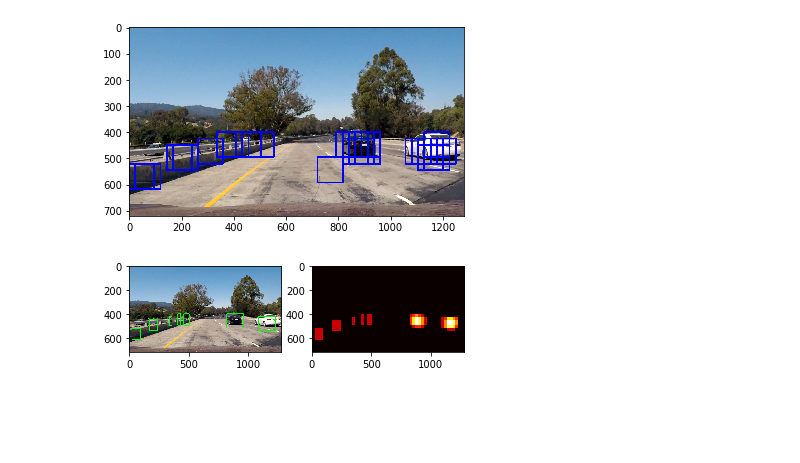
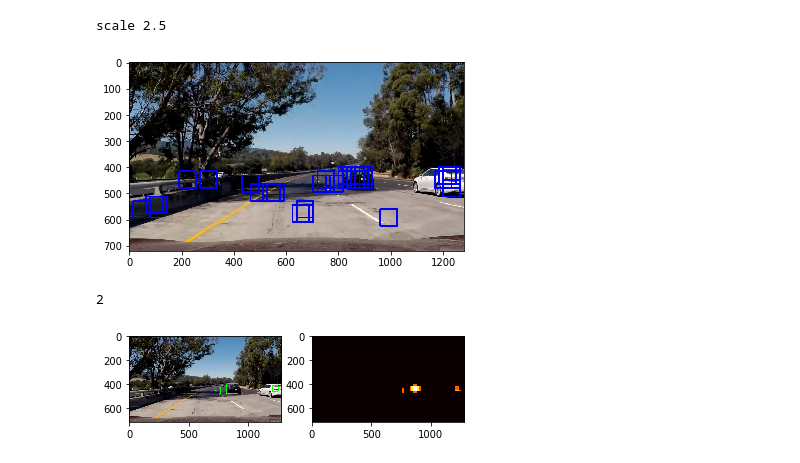
Before and after one commit to BingbingLai/carnd-project-5, a Jupyter notebook: object_detection_project.ipynb, the cells around one changed output. Cells and saved outputs as stored; diff of their text form; code cells hidden in the pictures; blank space fills up the shorter version.

```diff
--- a/object_detection_project.ipynb
+++ b/object_detection_project.ipynb
@@ -343,15 +411,20 @@ def search_windows(img, windows, clf, scaler, color_space='YCrCb', spatial_size=
 # %%
+
 color_space = 'YCrCb'
-orient = 9
+orient = 11
 pix_per_cell = 8
 cell_per_block = 2
 hog_channel = "ALL"
-spatial_size = (32, 32)
-hist_bins = 32
+spatial_size = (16, 16)
+hist_bins = 16
 spatial_feat = True
 hist_feat = True
 hog_feat = True
-y_start_stop = [350, None]
+y_start_stop = [400, 656]
+
+
+
+
 
 test1 = test_imgs[0]
 test_image1 = test1.astype(np.float32)/255
@@ -378,6 +484,21 @@ plt.show()
 # %%
 import random
+
 def find_cars(img, ystart, ystop, scale, svc, X_scaler, orient, pix_per_cell,
+              cell_per_block, spatial_size, hist_bins):
+    for s in [2.5,2,1.5]:
+        ret, windows = _find_cars(img, ystart, ystop, scale, svc, X_scaler, orient, pix_per_cell,
+              cell_per_block, spatial_size, hist_bins)
+
+        if len(windows) < 0:
+            continue
+        else:
+            print('scale', s)
+            return ret, windows
+
+
+
+def _find_cars(img, ystart, ystop, scale, svc, X_scaler, orient, pix_per_cell,
               cell_per_block, spatial_size, hist_bins):
 
     copy_img = np.copy(img)
@@ -433,37 +554,40 @@ def find_cars(img, ystart, ystop, scale, svc, X_scaler, orient, pix_per_cell,
             # debugging:
             #  3072,)
             #   (96,)
             # (5292,)
             # (1,8460)
 
             # (4000, 4932)
 
             #ValueError: operands could not be broadcast together with shapes (1,8460) (4932,) (1,8460)
 
             stacked = np.hstack((spatial_features, hist_features, hog_features))
             # random.shuffle(stacked)
-            test_features = X_scaler.transform(stacked[:4932].reshape(1, -1))
+            test_features = X_scaler.transform(stacked.reshape(1, -1))
             test_prediction = svc.predict(test_features)
 
             if test_prediction == 1:
                 xbox_left = np.int(xleft*scale)
                 ytop_draw = np.int(ytop*scale)
                 win_draw = np.int(window*scale)
                 cv2.rectangle(copy_img, (xbox_left, ytop_draw+ystart), (xbox_left+win_draw, ytop_draw+win_draw+ystart),(0, 0, 255), 6)
                 img_boxes.append(([xbox_left, ytop_draw+ystart], [xbox_left+win_draw, ytop_draw+win_draw+ystart]))
 
     return copy_img, img_boxes
 
+
+
+
 ystart = 400
 ystop = 656
-scale = 1.5
-
+scale = 1
 
 out_img, imgboxes = find_cars(test_imgs[0], ystart, ystop, scale, svc, X_scaler, orient, pix_per_cell, cell_per_block, spatial_size, hist_bins)
 plt.imshow(out_img)
 plt.show()
 # %% [output]
+scale 2.5
-[figure, old version]
+[figure, new version]
 # %%
 from scipy.ndimage.measurements import label
 
@@ -540,12 +616,13 @@ heat_zeros = np.zeros_like(test_heat[:,:,0]).astype(np.float)
 box_list = imgboxes
 
 heat = add_heat(heat_zeros, box_list)
-heat_thresh = heatmap_threshold(heat, 1)
+heat_thresh = heatmap_threshold(heat, 3)
 
 heatmap = np.clip(heat_thresh, 0, 255)
 labels = label(heat_thresh)
+print(len(labels))
 
-result_img = draw_labeled_boxes(np.copy(test_imgs[0]), labels)
+result_img = draw_labeled_boxes(np.copy(test_heat), labels)
 fig = plt.figure()
 plt.subplot(121)
 plt.imshow(result_img)
@@ -553,7 +630,8 @@ plt.subplot(122)
 plt.imshow(heatmap, cmap='hot')
 plt.show()
 # %% [output]
+2
-[figure, old version]
+[figure, new version]
 # %%
 def process_img(img):
     draw_img = np.copy(img)
```
Also changed, not shown: parts of 14 cells of this notebook, 2 other files.
